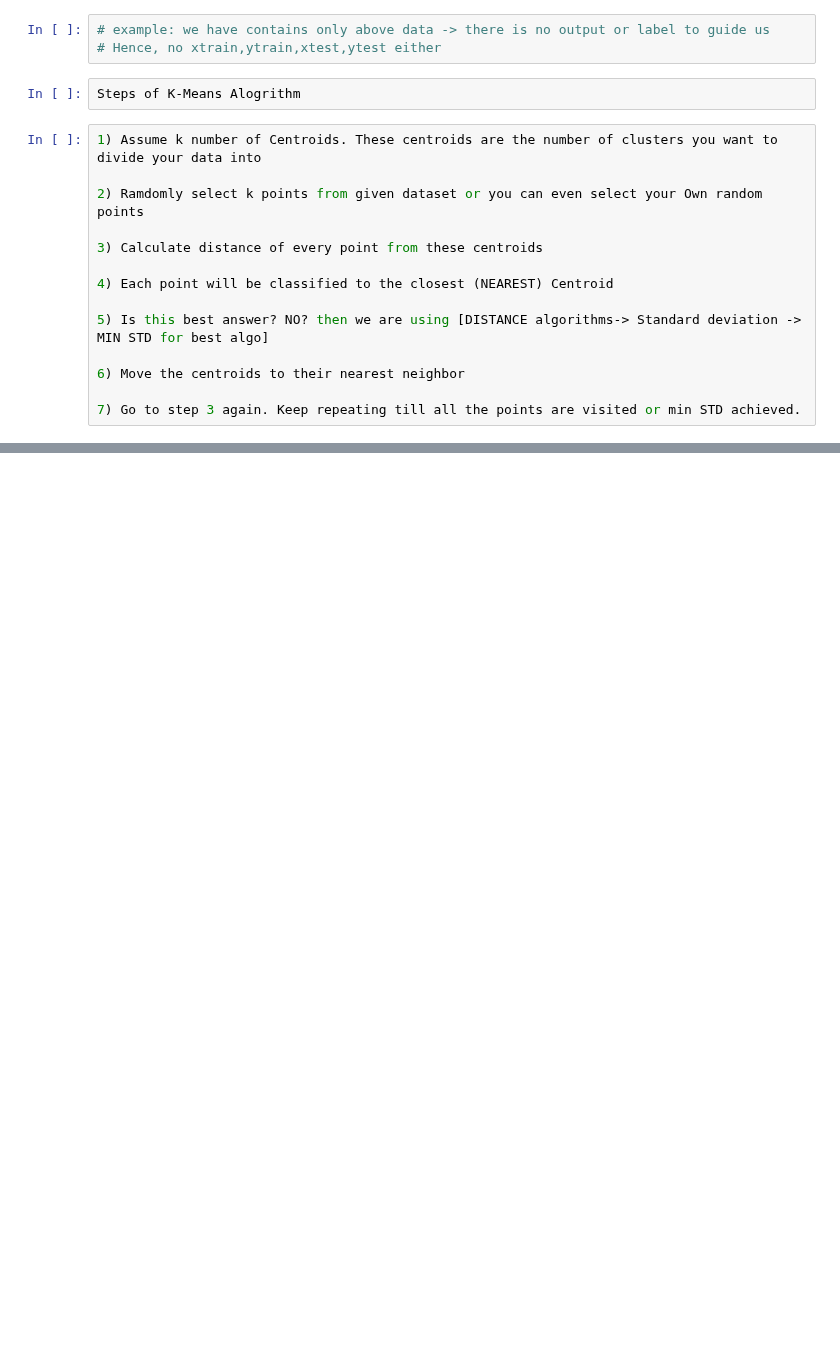
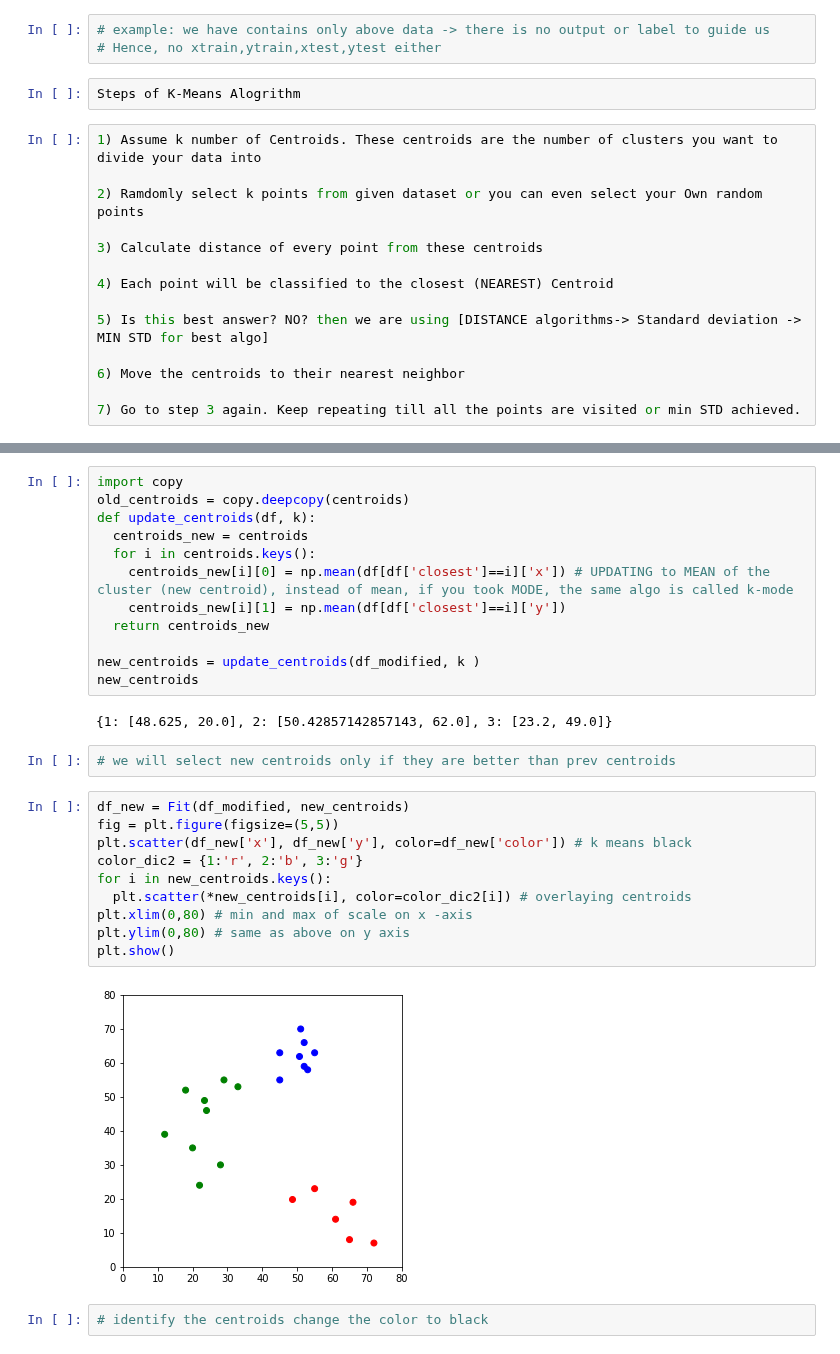
Before and after one commit to lellabhaskar/DataScience, a Jupyter notebook: 3p_K_Means.ipynb, the cells around one changed output, grey strips where cells are left out. Saved outputs shown, nothing was run; the diff lists cells and outputs as text; blank space fills up the shorter version.

```diff
--- a/3p_K_Means.ipynb
+++ b/3p_K_Means.ipynb
@@ -30,0 +114,30 @@ Steps of K-Means Alogrithm
+# %%
+import copy
+old_centroids = copy.deepcopy(centroids)
+def update_centroids(df, k):
+  centroids_new = centroids
+  for i in centroids.keys():
+    centroids_new[i][0] = np.mean(df[df['closest']==i]['x']) # UPDATING to MEAN of the cluster (new centroid), instead of mean, if you took MODE, the same algo is called k-mode
+    centroids_new[i][1] = np.mean(df[df['closest']==i]['y'])
+  return centroids_new
+
+new_centroids = update_centroids(df_modified, k )
+new_centroids
+# %% [output]
+{1: [48.625, 20.0], 2: [50.42857142857143, 62.0], 3: [23.2, 49.0]}
+# %%
+# we will select new centroids only if they are better than prev centroids
+# %%
+df_new = Fit(df_modified, new_centroids)
+fig = plt.figure(figsize=(5,5))
+plt.scatter(df_new['x'], df_new['y'], color=df_new['color']) # k means black
+color_dic2 = {1:'r', 2:'b', 3:'g'}
+for i in new_centroids.keys():
+  plt.scatter(*new_centroids[i], color=color_dic2[i]) # overlaying centroids
+plt.xlim(0,80) # min and max of scale on x -axis
+plt.ylim(0,80) # same as above on y axis
+plt.show()
+# %% [output]
+[figure, added]
+# %%
+# identify the centroids change the color to black
```
Also changed, not shown: parts of 16 cells of this notebook.
